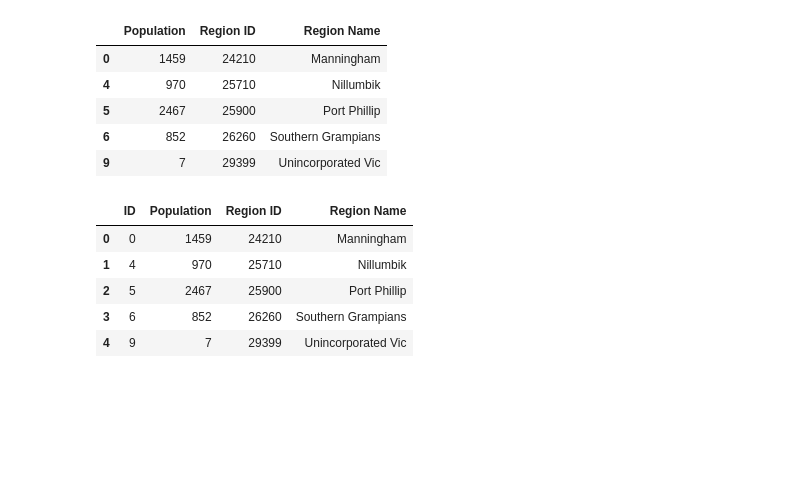
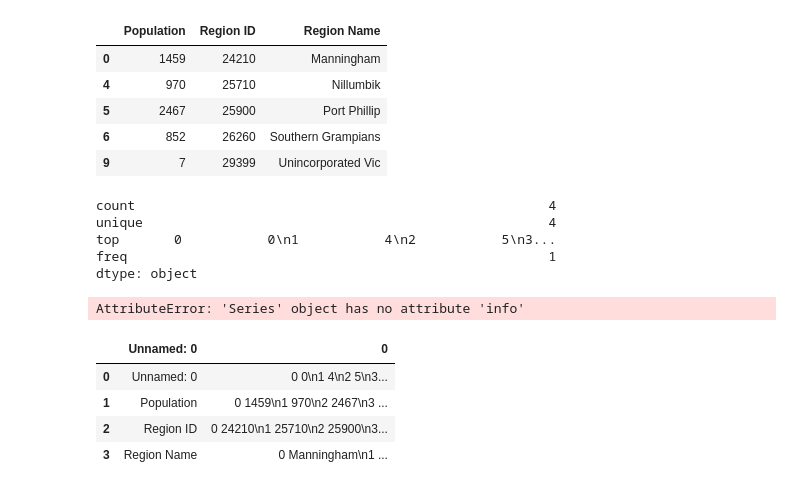
Before and after one commit to DanteC1997/Team3Project2, a Jupyter notebook: API - Project 2.ipynb, the cells around one changed output. Cells and saved outputs as stored; diff of their text form; code cells hidden in the pictures; blank space fills up the shorter version.

```diff
--- a/API - Project 2.ipynb
+++ b/API - Project 2.ipynb
@@ -106,4 +156,16 @@ See the caveats in the documentation: https://pandas.pydata.org/pandas-docs/stab
 | 5 | 2467 | 25900 | Port Phillip |
 | 6 | 852 | 26260 | Southern Grampians |
 | 9 | 7 | 29399 | Unincorporated Vic |
+# %%
+abs_clean.describe()
+# %% [output]
+count                                                     4
+unique                                                    4
+top       0           0\n1           4\n2           5\n3...
+freq                                                      1
+dtype: object
+# %%
+abs_clean.info()
+# %% [output]
+AttributeError: 'Series' object has no attribute 'info'
 # %%
@@ -111,11 +174,11 @@ ABS_Clean.to_csv('ABS_Clean')
 # %%
-ABS_Clean=pd.read_csv("ABS_CLEAN")
-ABS_Clean.head()
+# need to chaeck unnamed field
+abs_clean=pd.read_csv("abs_clean")
+abs_clean.head()
 # %% [output]
-|  | ID | Population | Region ID | Region Name |
-| 0 | 0 | 1459 | 24210 | Manningham |
-| 1 | 4 | 970 | 25710 | Nillumbik |
-| 2 | 5 | 2467 | 25900 | Port Phillip |
-| 3 | 6 | 852 | 26260 | Southern Grampians |
-| 4 | 9 | 7 | 29399 | Unincorporated Vic |
+|  | Unnamed: 0 | 0 |
+| 0 | Unnamed: 0 | 0 0\n1 4\n2 5\n3... |
+| 1 | Population | 0 1459\n1 970\n2 2467\n3 ... |
+| 2 | Region ID | 0 24210\n1 25710\n2 25900\n3... |
+| 3 | Region Name | 0 Manningham\n1 ... |
 # %%
```
Also changed, not shown: parts of 44 cells of this notebook, 1 other file.
